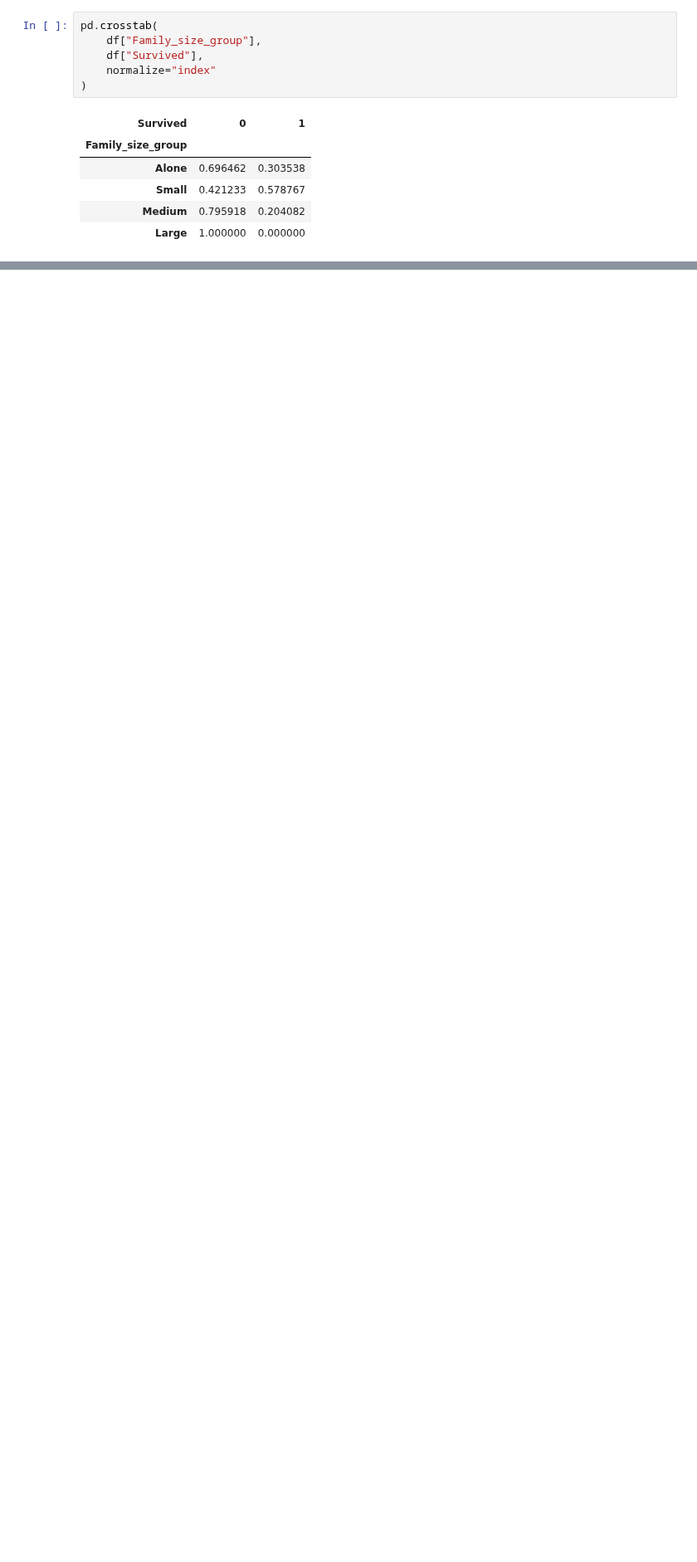
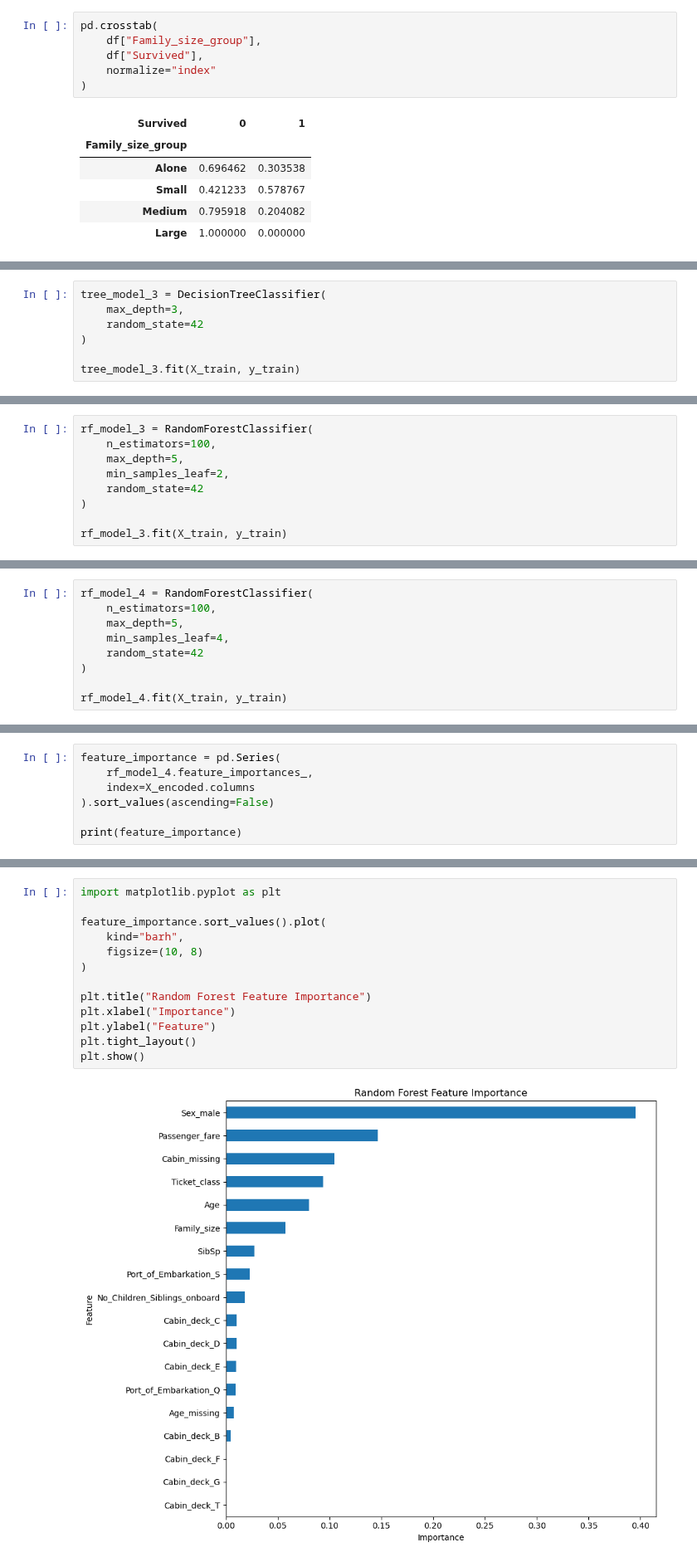
Before and after one commit to andylart/Titanic-Survival-Analysis, a Jupyter notebook: Titanic survival Analysis Notebook.ipynb, the cells around one changed output, grey strips where cells are left out. Shown at 83% size. Drawn from its saved outputs; the diff is of its cells as text; blank space fills up the shorter version.

Commit message:
Complete Titanic model pipeline and Kaggle submission

```diff
--- a/Titanic survival Analysis Notebook.ipynb
+++ b/Titanic survival Analysis Notebook.ipynb
@@ -452,0 +765,7 @@ df[numeric_cols].corr()
+# %%
+tree_model_3 = DecisionTreeClassifier(
+    max_depth=3,
+    random_state=42
+)
+
+tree_model_3.fit(X_train, y_train)
@@ -452,0 +958,9 @@ df[numeric_cols].corr()
+# %%
+rf_model_3 = RandomForestClassifier(
+    n_estimators=100,
+    max_depth=5,
+    min_samples_leaf=2,
+    random_state=42
+)
+
+rf_model_3.fit(X_train, y_train)
@@ -452,0 +983,9 @@ df[numeric_cols].corr()
+# %%
+rf_model_4 = RandomForestClassifier(
+    n_estimators=100,
+    max_depth=5,
+    min_samples_leaf=4,
+    random_state=42
+)
+
+rf_model_4.fit(X_train, y_train)
@@ -452,0 +1079,7 @@ df[numeric_cols].corr()
+# %%
+feature_importance = pd.Series(
+    rf_model_4.feature_importances_,
+    index=X_encoded.columns
+).sort_values(ascending=False)
+
+print(feature_importance)
@@ -452,0 +1106,15 @@ df[numeric_cols].corr()
+# %%
+import matplotlib.pyplot as plt
+
+feature_importance.sort_values().plot(
+    kind="barh",
+    figsize=(10, 8)
+)
+
+plt.title("Random Forest Feature Importance")
+plt.xlabel("Importance")
+plt.ylabel("Feature")
+plt.tight_layout()
+plt.show()
+# %% [output]
+[figure, added]
```
Also changed, not shown: parts of 104 cells of this notebook, 1 other file.
